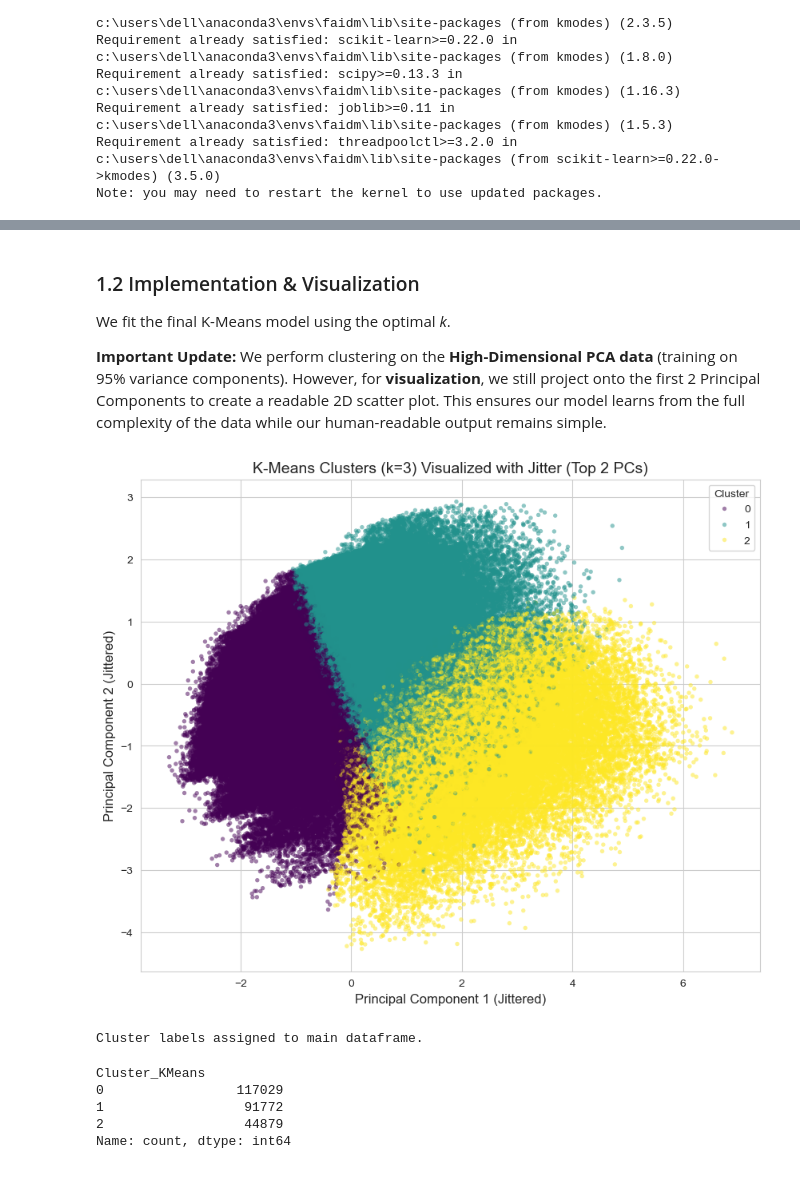
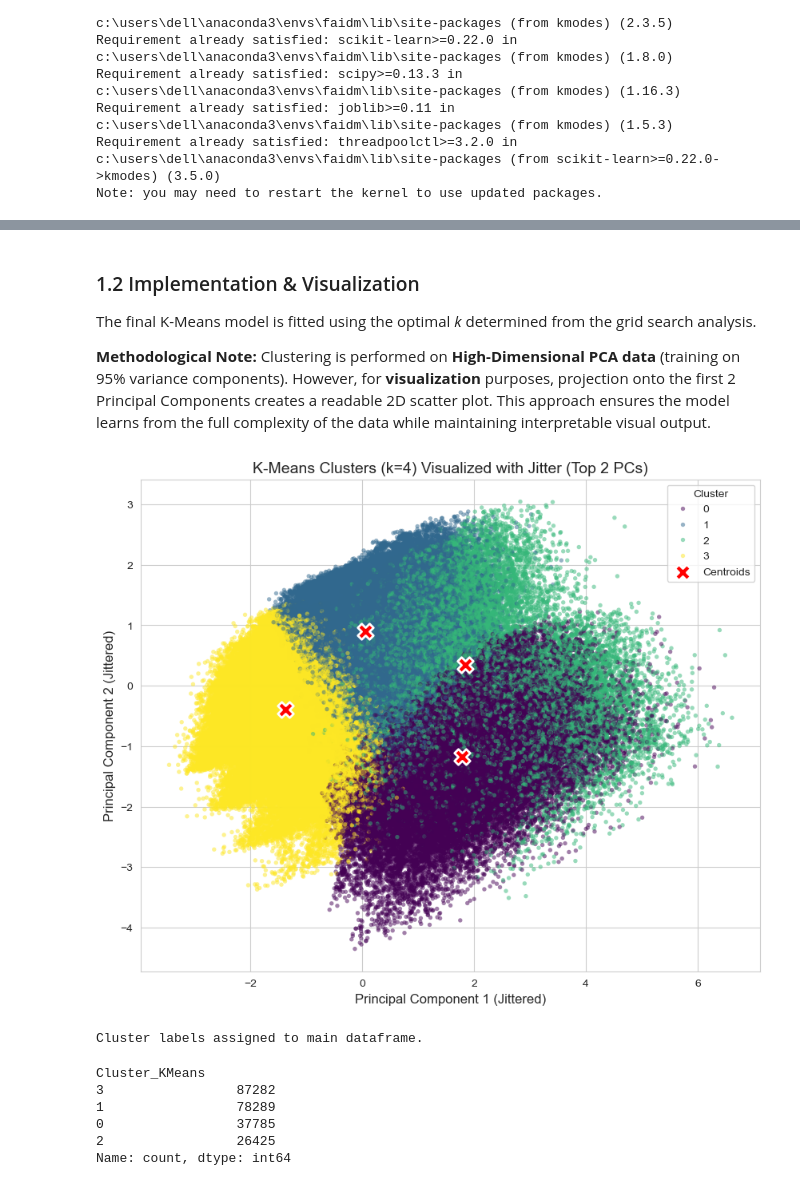
Before and after one commit to RoshanBM/FAIDM-Individual, a Jupyter notebook: diabetes-risk-analysis/notebooks/02_clustering_analysis.ipynb, the cells around one changed output, grey strips where cells are left out. Drawn from its saved outputs; the diff is of its cells as text; code cells hidden in the pictures.

```diff
--- a/diabetes-risk-analysis/notebooks/02_clustering_analysis.ipynb
+++ b/diabetes-risk-analysis/notebooks/02_clustering_analysis.ipynb
@@ -157,6 +166,7 @@ print(f"Explained Variance by Component: {explained_variance[:n_components_95]}"
 # Create the Optimized Dimension-Reduced Dataset for Clustering
 pca_opt = PCA(n_components=n_components_95)
 X_kmeans = pd.DataFrame(pca_opt.fit_transform(X_pca_input))
+X_kmeans.index = X_pca_input.index # Update: Preserve original index to ensure alignment with df for downstream tasks
 X_kmeans.columns = [f"PC{i+1}" for i in range(n_components_95)]
 
 print(f"Transformed Clustering Dataset Shape: {X_kmeans.shape}")
@@ -275,14 +286,12 @@ Silhouette Score = 0.3048
 # %% [markdown]
 ### 1.2 Implementation & Visualization
 
-We fit the final K-Means model using the optimal *k*.
+The final K-Means model is fitted using the optimal *k* determined from the grid search analysis.
 
-**Important Update:** We perform clustering on the **High-Dimensional PCA data** (training on 95% variance components).
-However, for **visualization**, we still project onto the first 2 Principal Components to create a readable 2D scatter plot.
-This ensures our model learns from the full complexity of the data while our human-readable output remains simple.
+**Methodological Note:** Clustering is performed on **High-Dimensional PCA data** (training on 95% variance components). However, for **visualization** purposes, projection onto the first 2 Principal Components creates a readable 2D scatter plot. This approach ensures the model learns from the full complexity of the data while maintaining interpretable visual output.
 # %%
 # Visualization Configuration
-final_k = 3  # Adjust this based on step 1 results (Elbow/Silhouette)
+final_k = 4  # Adjust this based on step 1 results (Elbow/Silhouette)
 
 # 1. Fit Final K-Means Model on ALL PCA Components (High Performance)
 kmeans_final = KMeans(n_clusters=final_k, random_state=42, n_init=10)
@@ -290,39 +299,48 @@ cluster_labels = kmeans_final.fit_predict(X_kmeans)
 
 # 2. Prepare Visualization Data (Using just PC1 and PC2)
 # We can simply take the first two columns of our PCA dataframe
 viz_df = X_kmeans.iloc[:, :2].copy()
 viz_df.columns = ['PC1', 'PC2']
 viz_df['Cluster'] = cluster_labels
 
 # Add Random Jitter (Noise) to handle overlap in large datasets
 # This helps distinguish density in the scatterplot
 jitter_strength = 0.05
 viz_df['PC1_Jitter'] = viz_df['PC1'] + np.random.normal(0, jitter_strength, size=len(viz_df))
 viz_df['PC2_Jitter'] = viz_df['PC2'] + np.random.normal(0, jitter_strength, size=len(viz_df))
 
 # 3. Plot Clusters
 plt.figure(figsize=(10, 8))
 sns.scatterplot(
     x='PC1_Jitter', y='PC2_Jitter', hue='Cluster', data=viz_df,
     palette='viridis', alpha=0.5, s=15, linewidth=0
 )
+
+# Calculate and Plot Centroids
+centroids = viz_df.groupby('Cluster')[['PC1', 'PC2']].mean()
+plt.scatter(
+    centroids['PC1'], centroids['PC2'],
+    marker='X', s=200, c='red', edgecolors='white', linewidth=2, label='Centroids', zorder=10
+)
+
 plt.title(f'K-Means Clusters (k={final_k}) Visualized with Jitter (Top 2 PCs)', fontsize=14)
 plt.xlabel('Principal Component 1 (Jittered)', fontsize=12)
 plt.ylabel('Principal Component 2 (Jittered)', fontsize=12)
 plt.legend(title='Cluster')
 plt.show()
 
 # 4. Save Cluster Labels back to main dataframe for downstream profilng
 df['Cluster_KMeans'] = cluster_labels
 print("Cluster labels assigned to main dataframe.")
 display(df[['Cluster_KMeans']].value_counts())
 # %% [output]
-[figure, old version]
+[figure, new version]
 Cluster labels assigned to main dataframe.
 Cluster_KMeans
-0                 117029
-1                  91772
-2                  44879
+3                 87282
+1                 78289
+0                 37785
+2                 26425
 Name: count, dtype: int64
 # %% [markdown]
 ### 1.3 Cluster Profiling (Descriptive Analysis)
```
Also changed, not shown: parts of 26 cells of this notebook, 2 other files.
